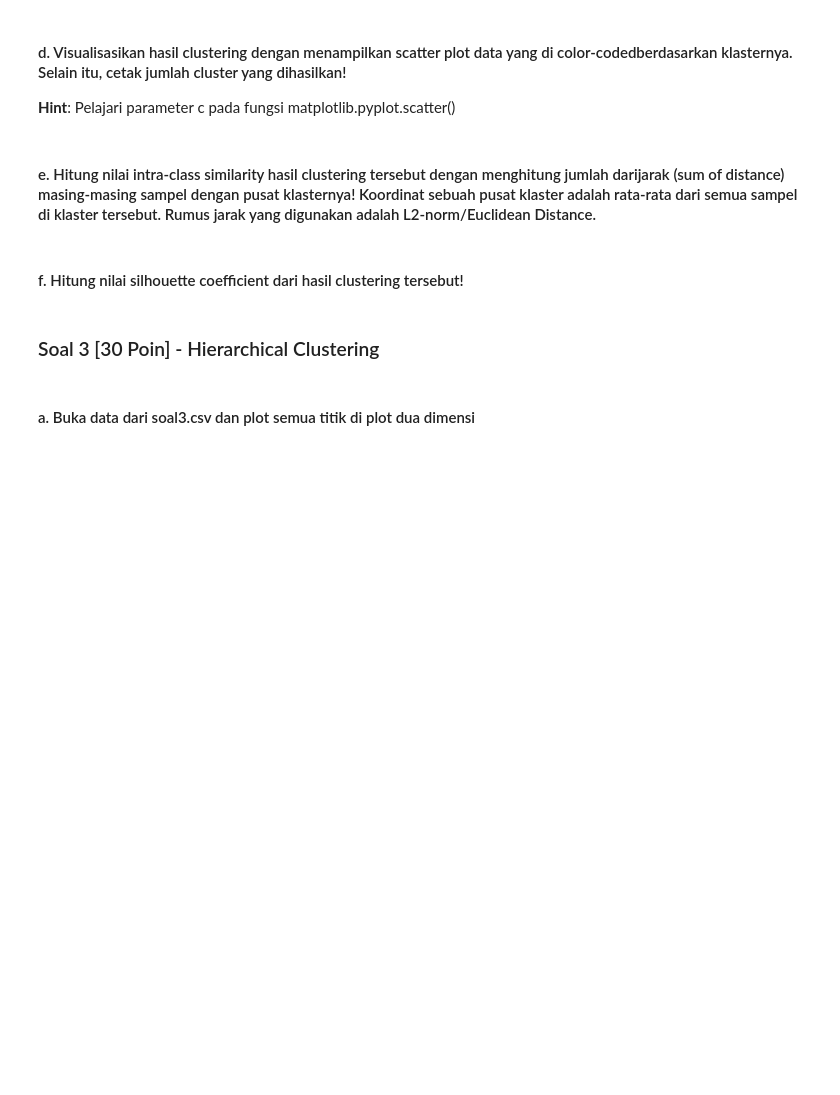
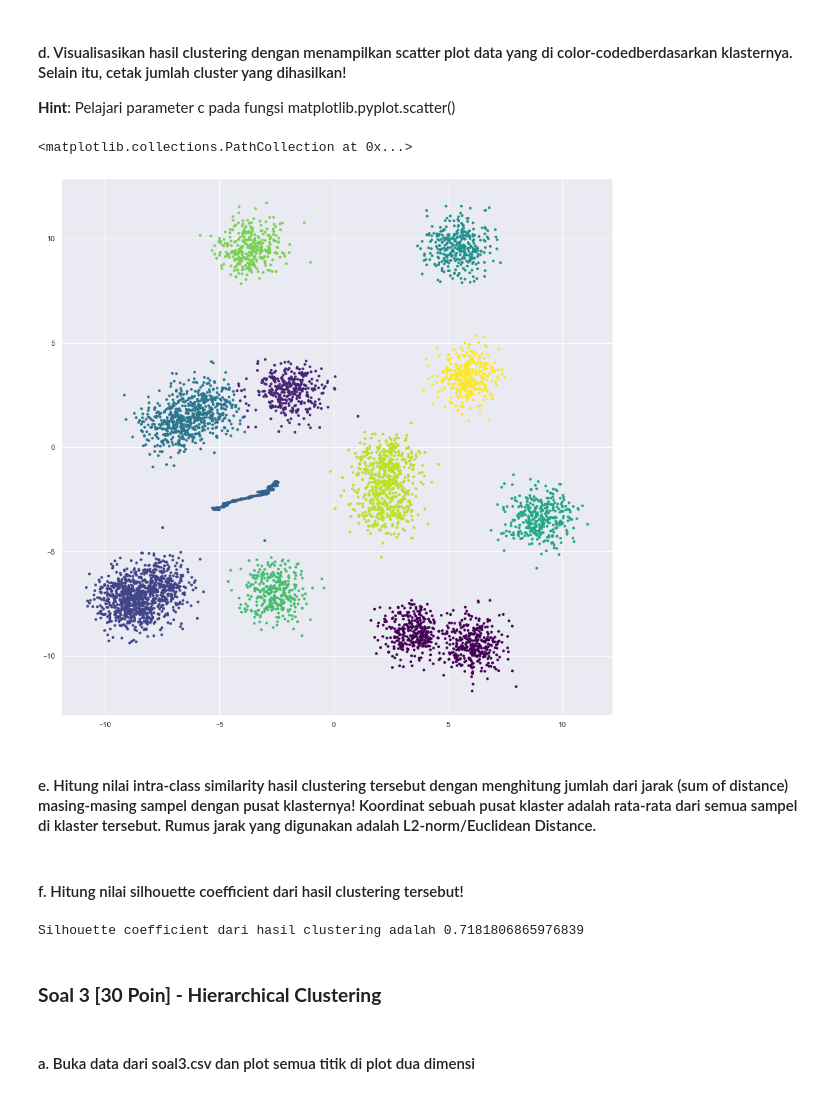
Before and after one commit to fahdikrie/kasdd212, a Jupyter notebook: Tugas/Tugas 2/D_Tugas2_1906398370_Fahdii Ajmalal Fikrie.ipynb, the cells around one changed output. Drawn from its saved outputs; the diff is of its cells as text; code cells hidden in the pictures; blank space fills up the shorter version.

```diff
--- a/Tugas/Tugas 2/D_Tugas2_1906398370_Fahdii Ajmalal Fikrie.ipynb
+++ b/Tugas/Tugas 2/D_Tugas2_1906398370_Fahdii Ajmalal Fikrie.ipynb
@@ -75,11 +122,31 @@ Semua algoritma clustering bisa dipakai untuk clustering. Tapi kenapa itu?
+# %%
+# Melakukan pemrosesan k-means clustering kepada dataset soal2
+processor_km = KMeans(n_clusters=11)
+soal2_df_clustered = processor_km.fit(soal2_df)
 # %% [markdown]
 #### d. Visualisasikan hasil clustering dengan menampilkan scatter plot data yang di color-codedberdasarkan klasternya. Selain itu, cetak jumlah cluster yang dihasilkan!
 **Hint**: Pelajari parameter c pada fungsi matplotlib.pyplot.scatter()
+# %%
+# Melakukan visualisasi hasil k-means clustering
+c_map = processor_km.predict(soal2_df)
+plt.figure(figsize=(15, 15))
+plt.scatter(soal2_df['x1'], soal2_df['x2'], c=c_map, s=10, cmap='viridis')
+# %% [output]
+<matplotlib.collections.PathCollection at 0x...>
+[figure, added]
 # %% [markdown]
-#### e. Hitung nilai intra-class similarity hasil clustering tersebut dengan menghitung jumlah darijarak (sum of distance) masing-masing sampel dengan pusat klasternya! Koordinat sebuah pusat klaster adalah rata-rata dari semua sampel di klaster tersebut. Rumus jarak yang digunakan adalah L2-norm/Euclidean Distance.
+#### e. Hitung nilai intra-class similarity hasil clustering tersebut dengan menghitung jumlah dari jarak (sum of distance) masing-masing sampel dengan pusat klasternya! Koordinat sebuah pusat klaster adalah rata-rata dari semua sampel di klaster tersebut. Rumus jarak yang digunakan adalah L2-norm/Euclidean Distance.
 # %% [markdown]
 #### f. Hitung nilai silhouette coefficient dari hasil clustering tersebut!
+# %%
+# Menghitung silhouette coefficient
+labels = processor_km.labels_
+silhouette_coef = silhouette_score(soal2_df, labels, metric='euclidean')
+
+print(f'Silhouette coefficient dari hasil clustering adalah {silhouette_coef}')
+# %% [output]
+Silhouette coefficient dari hasil clustering adalah 0.7181806865976839
 # %% [markdown]
-### Soal 3 [30 Poin] - Hierarchical Clustering
+### **Soal 3 [30 Poin] - Hierarchical Clustering**
 # %% [markdown]
 #### a. Buka data dari soal3.csv dan plot semua titik di plot dua dimensi
```
Also changed, not shown: parts of 34 cells of this notebook, 6 other files.
